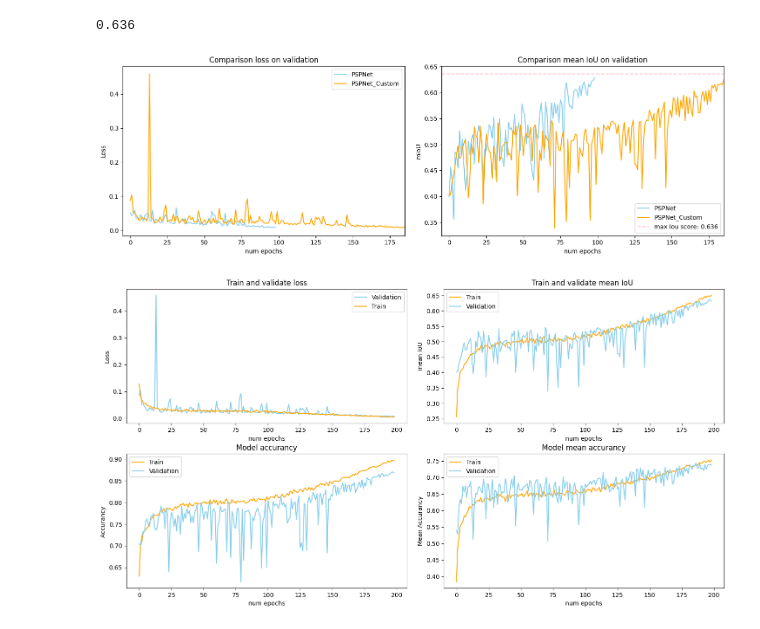
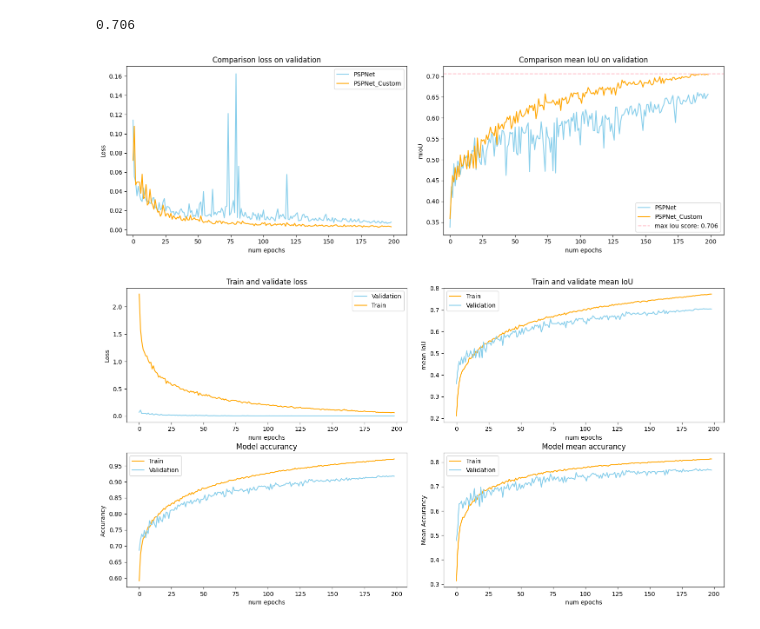
Before and after one commit to baobao1911/PSPNET-for-Identify-Prostate-Cancer, a Jupyter notebook: visualize_training.ipynb.ipynb, the cells around one changed output. Cells and saved outputs as stored; diff of their text form; code cells hidden in the pictures.

```diff
--- a/visualize_training.ipynb.ipynb
+++ b/visualize_training.ipynb.ipynb
@@ -13,7 +13,7 @@ val_mIou = data[5].tolist()
 val_mAcc = data[6].tolist()
 val_allAcc = data[7].tolist()
 # %%
-data = np.genfromtxt(r'D:\University\Semantic_Segmentation_for_Prostate_Cancer_Detection\Semantic_Segmentation_for_Prostate_Cancer_Detection\Training_result\Result_info\PSPNet_HDC3.csv', \
+data = np.genfromtxt(r'D:\University\Semantic_Segmentation_for_Prostate_Cancer_Detection\Semantic_Segmentation_for_Prostate_Cancer_Detection\Training_result\Result_info\PSPNet_HDC_9.csv', \
                      delimiter=',', dtype=float)
 train_loss1 = data[0].tolist()
 train_mIou1 = data[1].tolist()
@@ -27,30 +27,30 @@ val_allAcc1 = data[7].tolist()
 max_iou =  max(val_mIou) if  max(val_mIou) > max(val_mIou1) else max(val_mIou1)
 max_iou
 # %% [output]
-0.636
+0.706
 # %%
 fig, ax = plt.subplots(1, 2, figsize=(15, 5))
 fig.tight_layout(pad=3)
 
 ax[0].plot(val_loss, color='skyblue', label='PSPNet')
 ax[0].plot(val_loss1, color='orange', label='PSPNet_Custom')
-ax[0].set_xlim([-5, 185])
+ax[0].set_xlim([-5, 210])
 ax[0].legend()
 ax[0].set_title('Comparison loss on validation')
 ax[0].xaxis.set_label_text('num epochs')
 ax[0].yaxis.set_label_text('Loss')
 
 ax[1].plot(val_mIou, color='skyblue', label='PSPNet')
 ax[1].plot(val_mIou1, color='orange', label='PSPNet_Custom')
 ax[1].axhline(y=max_iou, color='pink', linestyle='--', label=f'max Iou score: {max_iou}')
-ax[1].set_xlim([-5, 185])
+ax[1].set_xlim([-5, 210])
 ax[1].legend()
 ax[1].set_title('Comparison mean IoU on validation')
 ax[1].xaxis.set_label_text('num epochs')
 ax[1].yaxis.set_label_text('mIoU')
 plt.show()
 # %% [output]
-[figure, old version]
+[figure, new version]
 # %%
 fig, ax = plt.subplots(2, 2, figsize=(15,8))
 fig.tight_layout(pad=3)
@@ -85,4 +85,4 @@ ax[1, 0].xaxis.set_label_text('num epochs')
 ax[1, 0].yaxis.set_label_text('Accurancy ')
 plt.show()
 # %% [output]
-[figure, old version]
+[figure, new version]
```
Also changed, not shown: 8 other files.
